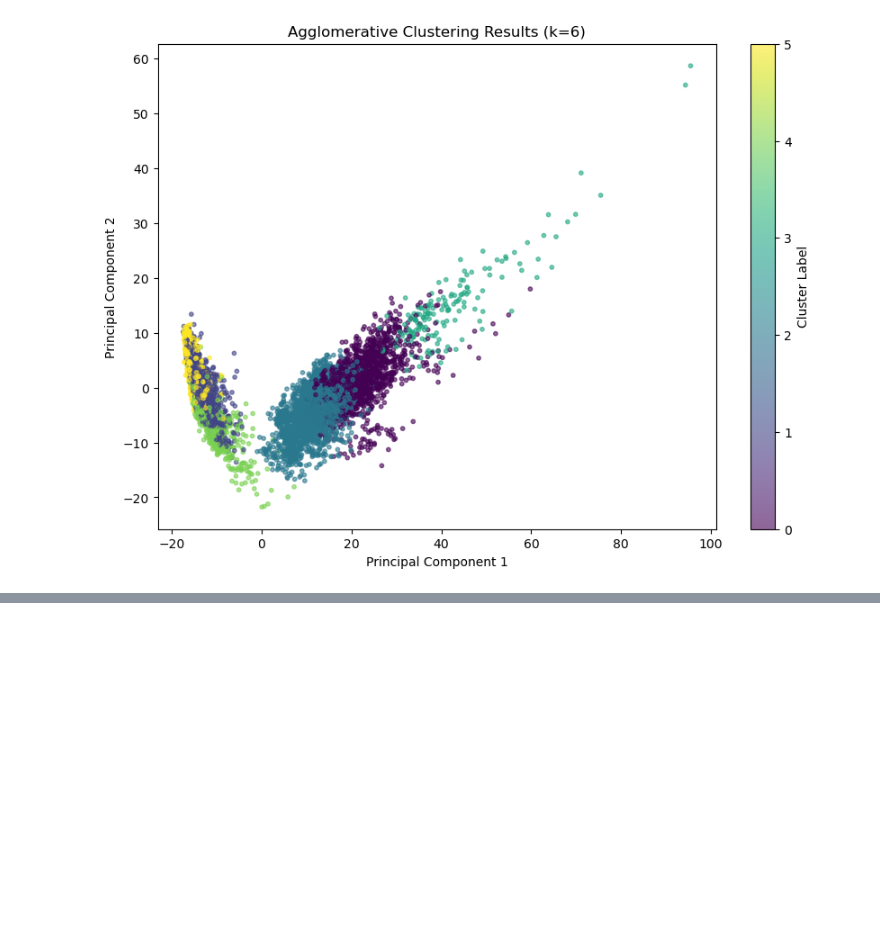
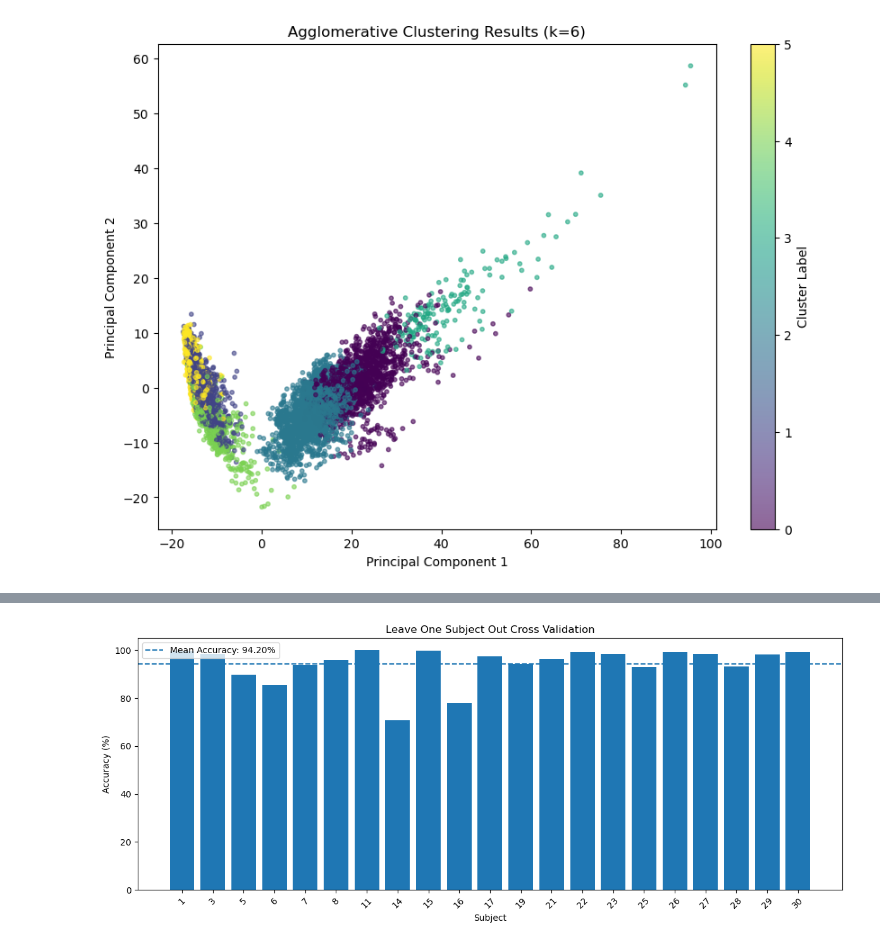
Before and after one commit to renjen/AAI501FinalTeamProject, a Jupyter notebook: notebooks/C_clustering_generalization.ipynb, the cells around one changed output, grey strips where cells are left out. Drawn from its saved outputs; the diff is of its cells as text; code cells hidden in the pictures; blank space fills up the shorter version.

```diff
--- a/notebooks/C_clustering_generalization.ipynb
+++ b/notebooks/C_clustering_generalization.ipynb
@@ -359,0 +410,9 @@ plt.show()
+# %%
+from sklearn.svm import LinearSVC
+from sklearn.metrics import accuracy_score,classification_report
+
+model = LinearSVC(C=0.1, random_state=42)
+
+model.fit(data.X_train, data.y_train)
+
+print("Model trained")
@@ -359,0 +421,8 @@ plt.show()
+# %%
+#testing on 9 unseen subjects
+
+y_pred = model.predict(data.X_test)
+
+accuracy = accuracy_score(data.y_test, y_pred)
+
+print("Test Accuracy:", accuracy)
@@ -359,0 +527,24 @@ plt.show()
+# %%
+import matplotlib.pyplot as plt
+
+plt.figure(figsize=(12, 5))
+
+plt.bar(
+    loso_df["Subject"].astype(str),
+    loso_df["Accuracy"] * 100
+)
+
+plt.axhline(
+    y=loso_df["Accuracy"].mean() * 100,
+    linestyle="--",
+    label=f"Mean Accuracy: {loso_df['Accuracy'].mean()*100:.2f}%"
+)
+
+plt.xlabel("Subject")
+plt.ylabel("Accuracy (%)")
+plt.title("Leave One Subject Out Cross Validation")
+plt.legend()
+plt.xticks(rotation=45)
+plt.tight_layout()
+# %% [output]
+[figure, added]
```
Also changed, not shown: parts of 7 cells of this notebook.
